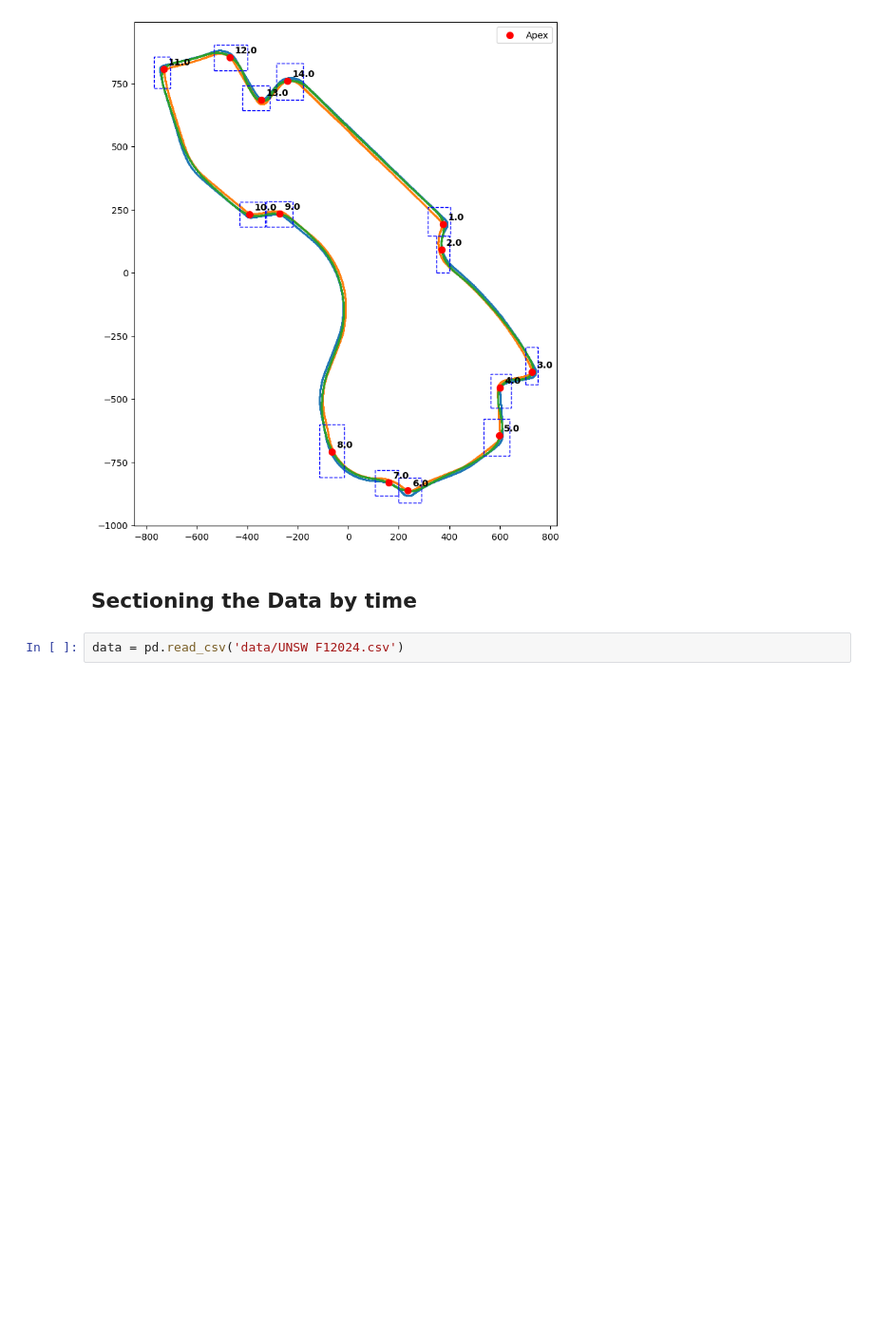
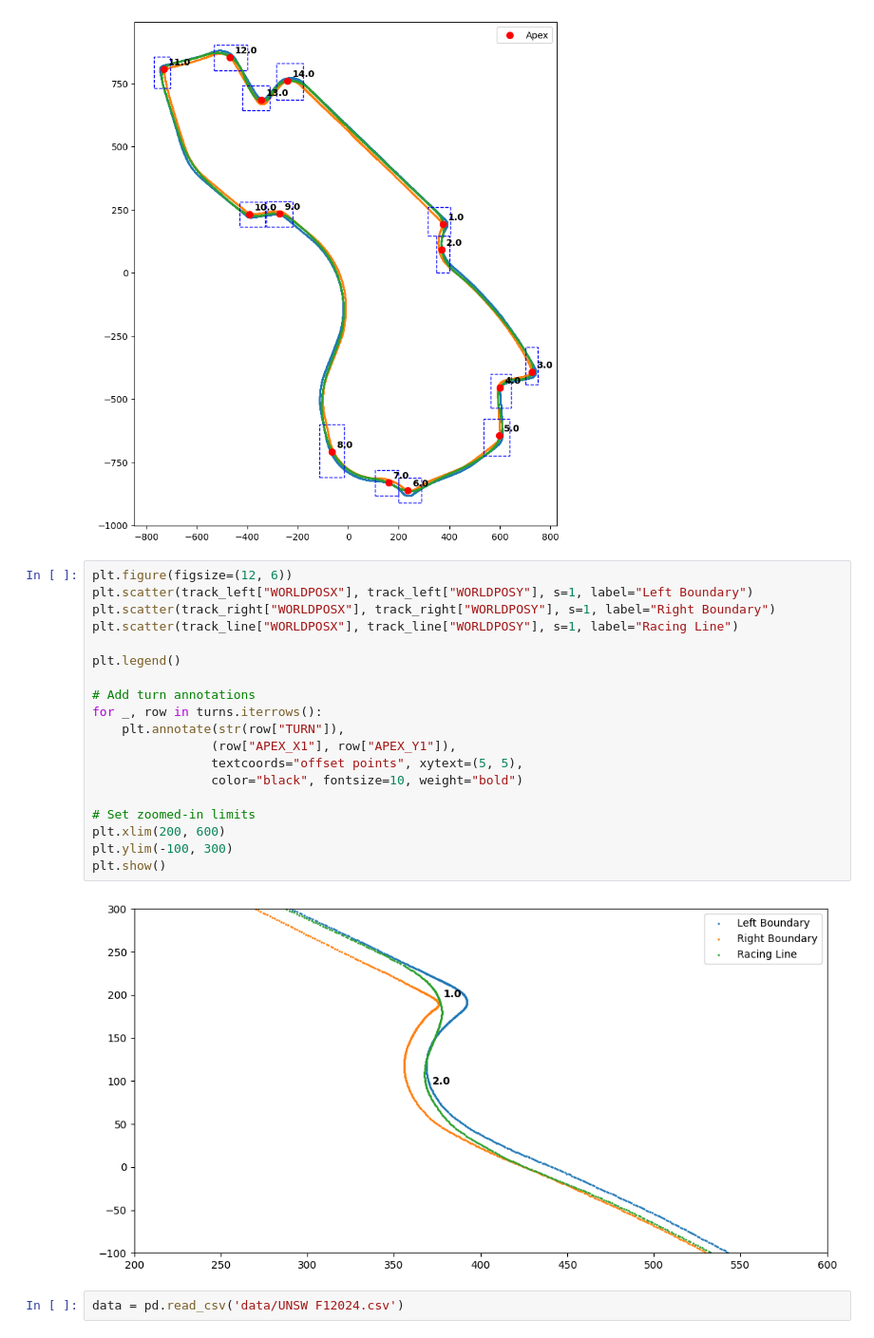
Before and after one commit to Samukat/Data3001G2, a Jupyter notebook: Track.ipynb, the cells around one changed output. Shown at 95% size. Drawn from its saved outputs; the diff is of its cells as text; blank space fills up the shorter version.

Commit message:
Updated Track

```diff
--- a/Track.ipynb
+++ b/Track.ipynb
@@ -49,7 +50,26 @@ ax.legend()
 plt.show()
 # %% [output]
 [figure]
-# %% [markdown]
-## Sectioning the Data by time
+# %%
+plt.figure(figsize=(12, 6))
+plt.scatter(track_left["WORLDPOSX"], track_left["WORLDPOSY"], s=1, label="Left Boundary")
+plt.scatter(track_right["WORLDPOSX"], track_right["WORLDPOSY"], s=1, label="Right Boundary")
+plt.scatter(track_line["WORLDPOSX"], track_line["WORLDPOSY"], s=1, label="Racing Line")
+
+plt.legend()
+
+# Add turn annotations
+for _, row in turns.iterrows():
+    plt.annotate(str(row["TURN"]),
+                (row["APEX_X1"], row["APEX_Y1"]),
+                textcoords="offset points", xytext=(5, 5),
+                color="black", fontsize=10, weight="bold")
+
+# Set zoomed-in limits
+plt.xlim(200, 600)
+plt.ylim(-100, 300)
+plt.show()
+# %% [output]
+[figure, added]
 # %%
 data = pd.read_csv('data/UNSW F12024.csv')
```
Also changed, not shown: parts of 23 cells of this notebook, 2 other files.
